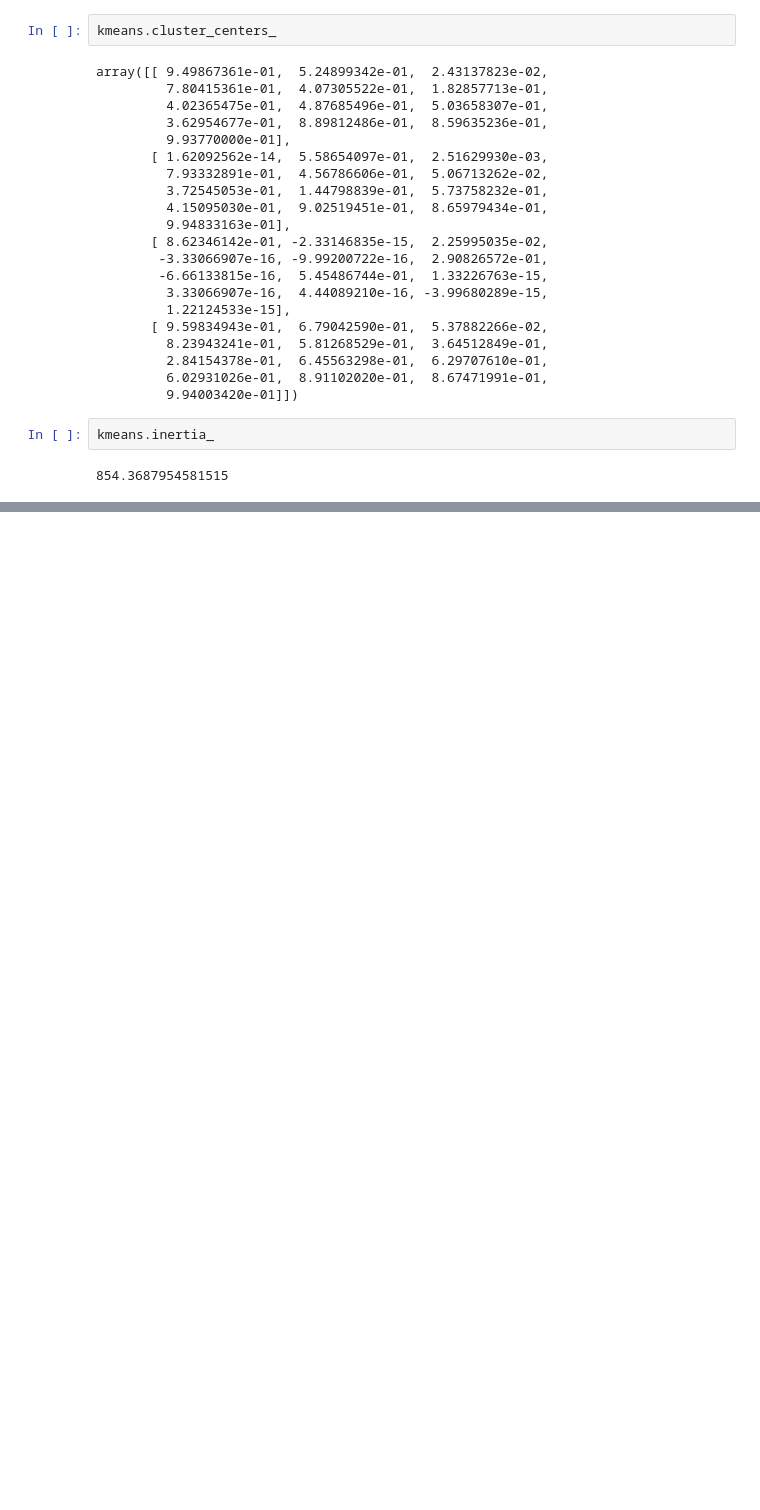
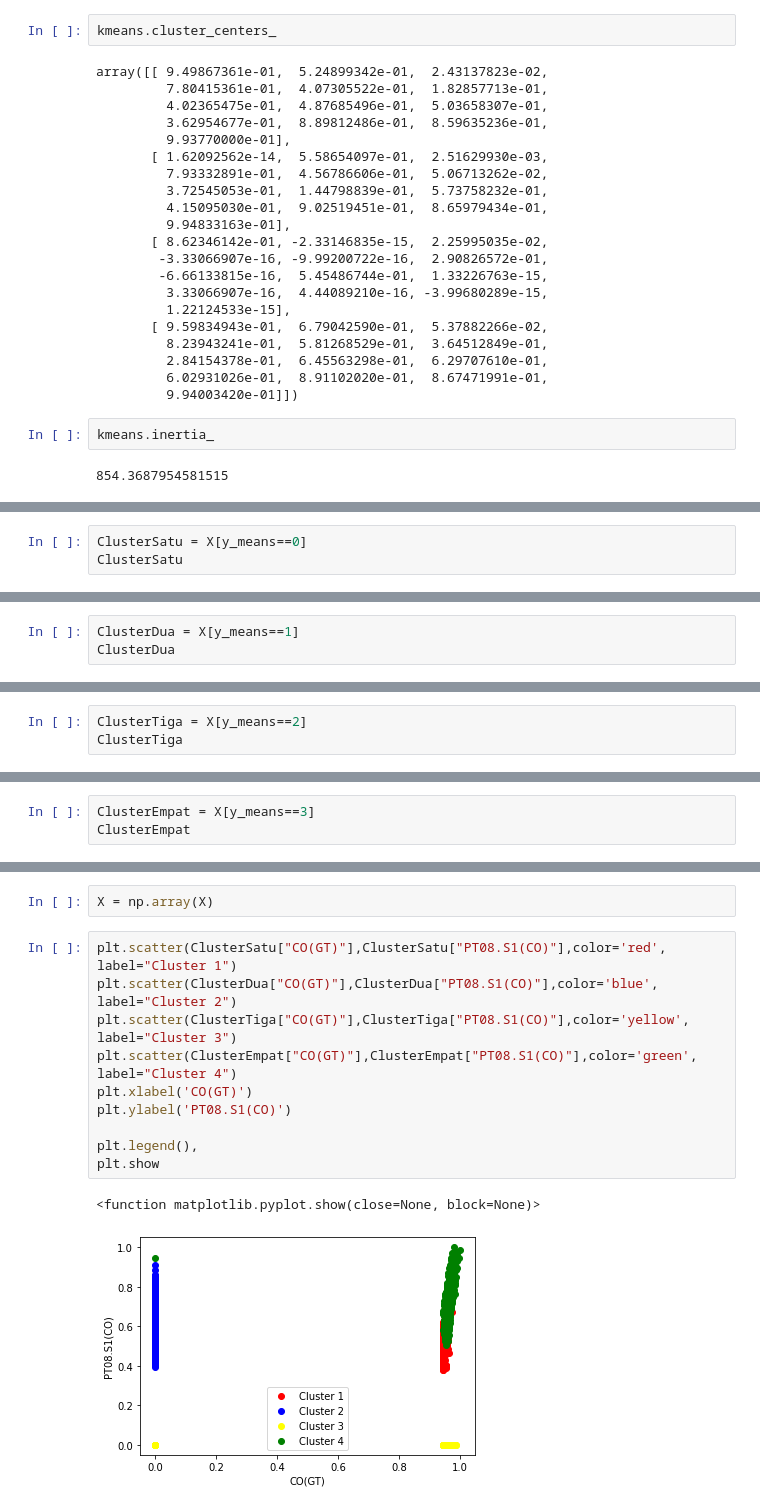
Before and after one commit to galanksumantri/ClusteringAirQuality, a Jupyter notebook: Clustering/main.ipynb, the cells around one changed output, grey strips where cells are left out. Cells and saved outputs as stored; diff of their text form; blank space fills up the shorter version.

```diff
--- a/Clustering/main.ipynb
+++ b/Clustering/main.ipynb
@@ -334,0 +353,3 @@ kmeans.inertia_
+# %%
+ClusterSatu = X[y_means==0]
+ClusterSatu
@@ -334,0 +370,3 @@ kmeans.inertia_
+# %%
+ClusterDua = X[y_means==1]
+ClusterDua
@@ -334,0 +387,3 @@ kmeans.inertia_
+# %%
+ClusterTiga = X[y_means==2]
+ClusterTiga
@@ -334,0 +404,3 @@ kmeans.inertia_
+# %%
+ClusterEmpat = X[y_means==3]
+ClusterEmpat
@@ -334,0 +469,15 @@ kmeans.inertia_
+# %%
+X = np.array(X)
+# %%
+plt.scatter(ClusterSatu["CO(GT)"],ClusterSatu["PT08.S1(CO)"],color='red', label="Cluster 1")
+plt.scatter(ClusterDua["CO(GT)"],ClusterDua["PT08.S1(CO)"],color='blue', label="Cluster 2")
+plt.scatter(ClusterTiga["CO(GT)"],ClusterTiga["PT08.S1(CO)"],color='yellow', label="Cluster 3")
+plt.scatter(ClusterEmpat["CO(GT)"],ClusterEmpat["PT08.S1(CO)"],color='green', label="Cluster 4")
+plt.xlabel('CO(GT)')
+plt.ylabel('PT08.S1(CO)')
+
+plt.legend(),
+plt.show
+# %% [output]
+<function matplotlib.pyplot.show(close=None, block=None)>
+[figure, added]
```
Also changed, not shown: parts of 17 cells of this notebook, 19 other files.
